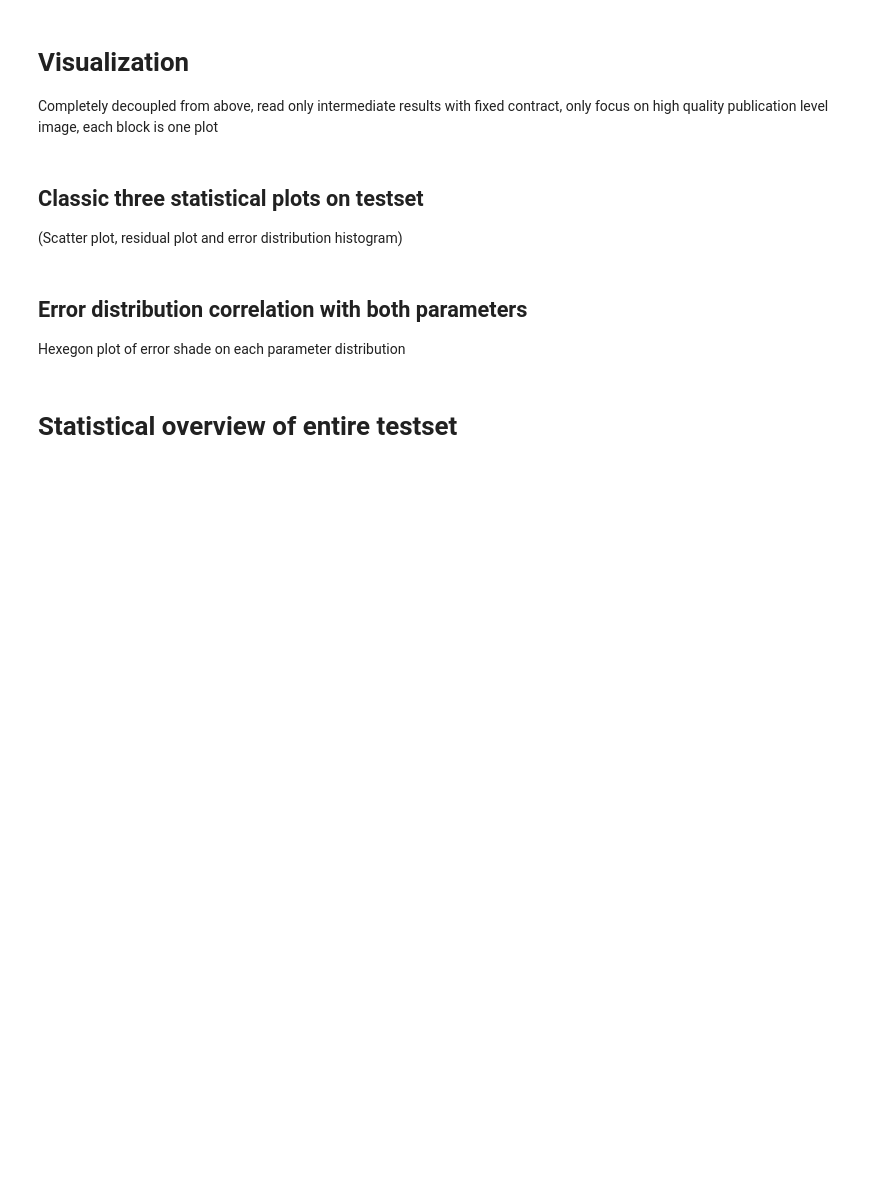
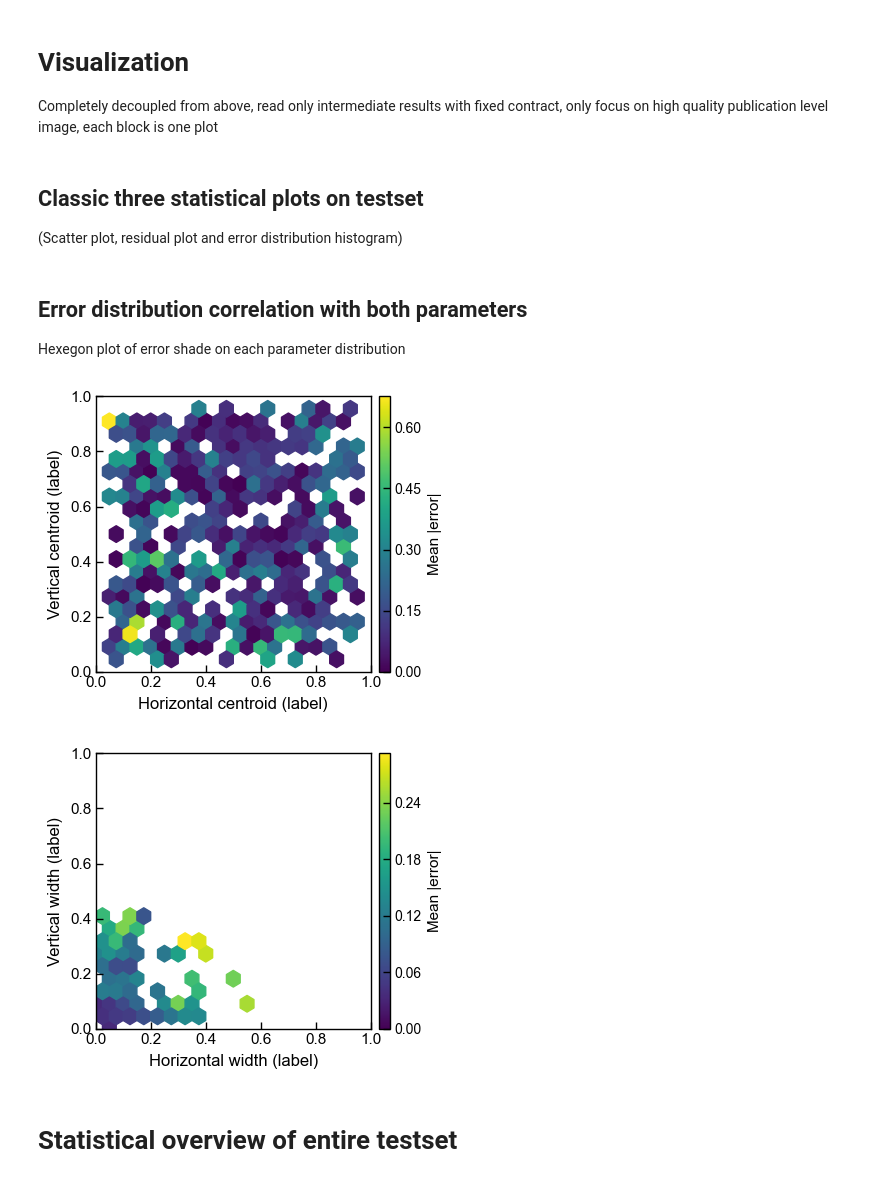
Before and after one commit to Andrew-XQY/fiber-image-reconstruction, a Jupyter notebook: notebooks/evaluation.ipynb, the cells around one changed output. Cells and saved outputs as stored; diff of their text form; code cells hidden in the pictures; blank space fills up the shorter version.

```diff
--- a/notebooks/evaluation.ipynb
+++ b/notebooks/evaluation.ipynb
@@ -627,34 +697,37 @@ def plot_hex_error_2d(
 
     divider = make_axes_locatable(ax)
     cax = divider.append_axes("right", size="4%", pad=0.08)
     cb = fig.colorbar(hb, cax=cax)
     cb.set_label("Mean |error|", fontsize=CBAR_LABEL_SIZE)
 
     # Colorbar tick count + tick label size
     cb.locator = MaxNLocator(nbins=CBAR_NUM_TICKS)
     cb.update_ticks()
     cb.ax.tick_params(labelsize=CBAR_TICK_SIZE, length=TICK_MAJOR_LEN, width=TICK_WIDTH)
 
     return fig, ax
 
 
 gridsize = 20
 range_mode = "full"   # "full" or "tight"
-MODEL_NAME = "chromox_cropped_cae_random_scan"
+MODEL_NAME = "chromox_cropped_cae_line_scan_sgm"  # chromox_cae_random_scan; chromox_cropped_cae_line_scan_sgm; chromox_cropped_cae_random_scan; chromox_cropped_cae_random_scan_leakless
 SAVE_PREFIX = "_"
 
 save_dir = dirs["save"]["model_inference"][MODEL_NAME]
 csv_path = os.path.join(save_dir, "beam_parameters.csv")
 
 df = load_beam_param_df(csv_path)
 df = add_gaussian_error_columns(df)
 df = drop_invalid_rows(df)   # blanket clean: drop any row with NaN/inf anywhere
 
 fig_c, _ = plot_hex_error_2d(df, param_type="centroid", gridsize=gridsize, range_mode=range_mode)
 fig_w, _ = plot_hex_error_2d(df, param_type="width",    gridsize=gridsize, range_mode=range_mode)
 
 fig_c.savefig(os.path.join(save_dir, f"{SAVE_PREFIX}gaussian_centroid_hex_error.png"), bbox_inches="tight")
 fig_w.savefig(os.path.join(save_dir, f"{SAVE_PREFIX}gaussian_width_hex_error.png"), bbox_inches="tight")
+# %% [output]
+[figure, added]
+[figure, added]
 # %% [markdown]
 # Statistical overview of entire testset
 # %%
```
Also changed, not shown: parts of 7 cells of this notebook, 5 other files.
